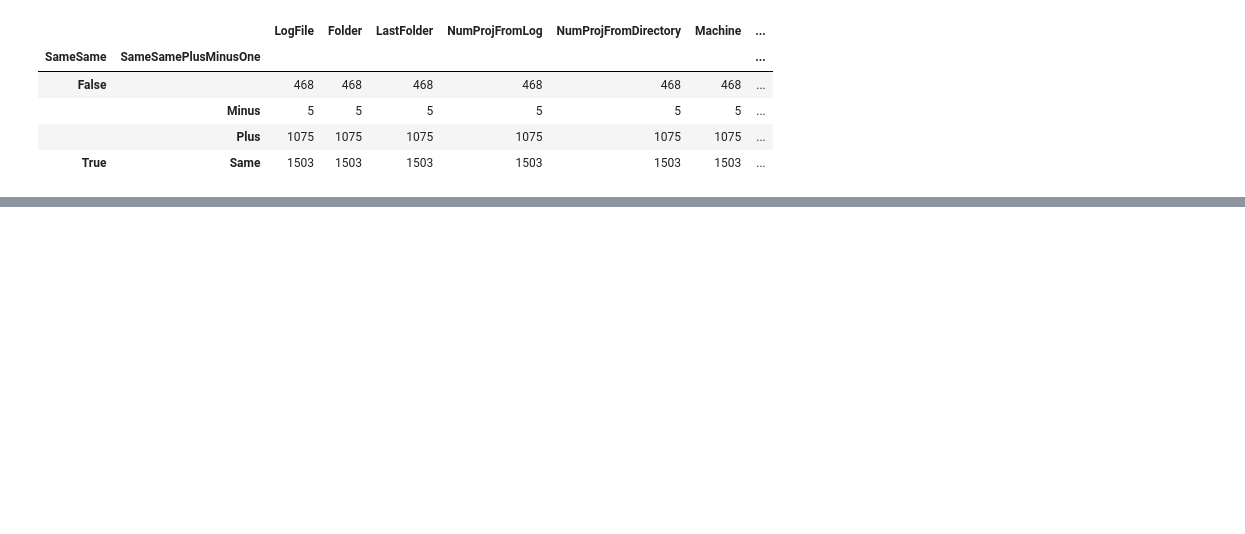
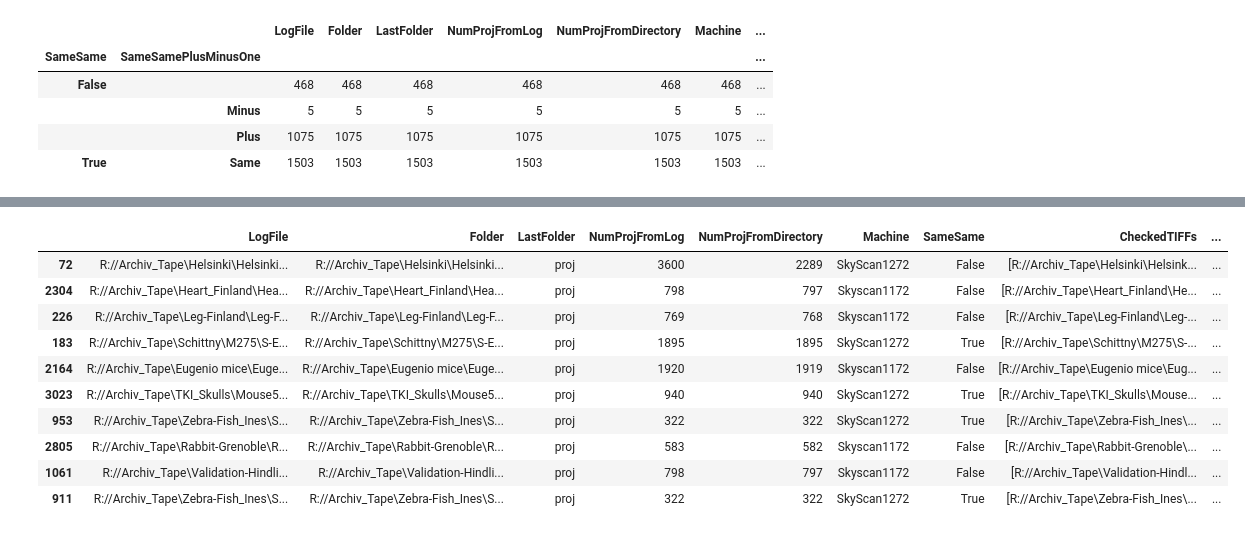
Before and after one commit to habi/ResearchStorage, a Jupyter notebook: ConsistencyCheck.ipynb, the cells around one changed output, grey strips where cells are left out. Drawn from its saved outputs; the diff is of its cells as text; code cells hidden in the pictures; blank space fills up the shorter version.

Commit message:
Some more checks for connected scans
We are drilling down to the *really* b0rked scans :)

```diff
--- a/ConsistencyCheck.ipynb
+++ b/ConsistencyCheck.ipynb
@@ -148,10 +148,10 @@ def get_numberofprojectionsfromdir(logfile, verbose=False):
         print('No "prefix" found in %s' % logfile)
         return()
     if verbose:
-        print('We are only looking for files with %sNUMNERALS.tif' % prefix)
+        print('We are only looking for files with %sNUMERALS.tif' % prefix)
     # ALL tiffiles, but only with with 'prefix' + numerals + .tif, hence exclding prefix_pp*.tif and prefix_ar*.tif
     # regex search based on https://stackoverflow.com/a/55810892/323100 and regexr.com/51lob
-    tiffiles = [f for f in os.listdir(os.path.dirname(logfile)) if re.search(rf'{prefix}([0-9])*.tif', f)]
+    tiffiles = [f for f in os.listdir(os.path.dirname(logfile)) if re.search(rf'{prefix}([0-9])*\.tif', f)]
     if verbose:
         print('And found %s such files' % len(tiffiles))
     try:
@@ -471,0 +492,3 @@ Data.groupby(['SameSame','SameSamePlusMinusOne']).count()
+# %%
+# Double-check for connected scan
+Data['CheckConnected'] = [doubleckeckdir(l) for l in Data['LogFile']]
@@ -472,3 +514,17 @@ Data.groupby(['SameSame','SameSamePlusMinusOne']).count()
+# %%
+Data.sample(n=10)
+# %% [output]
+|  | LogFile | Folder | LastFolder | NumProjFromLog | NumProjFromDirectory | Machine | SameSame | CheckedTIFFs | ... |
+| 72 | R://Archiv_Tape\Helsinki\Helsinki... | R://Archiv_Tape\Helsinki\Helsinki... | proj | 3600 | 2289 | SkyScan1272 | False | [R://Archiv_Tape\Helsinki\Helsink... | ... |
+| 2304 | R://Archiv_Tape\Heart_Finland\Hea... | R://Archiv_Tape\Heart_Finland\Hea... | proj | 798 | 797 | Skyscan1172 | False | [R://Archiv_Tape\Heart_Finland\He... | ... |
+| 226 | R://Archiv_Tape\Leg-Finland\Leg-F... | R://Archiv_Tape\Leg-Finland\Leg-F... | proj | 769 | 768 | Skyscan1172 | False | [R://Archiv_Tape\Leg-Finland\Leg-... | ... |
+| 183 | R://Archiv_Tape\Schittny\M275\S-E... | R://Archiv_Tape\Schittny\M275\S-E... | proj | 1895 | 1895 | SkyScan1272 | True | [R://Archiv_Tape\Schittny\M275\S-... | ... |
+| 2164 | R://Archiv_Tape\Eugenio mice\Euge... | R://Archiv_Tape\Eugenio mice\Euge... | proj | 1920 | 1919 | Skyscan1172 | False | [R://Archiv_Tape\Eugenio mice\Eug... | ... |
+| 3023 | R://Archiv_Tape\TKI_Skulls\Mouse5... | R://Archiv_Tape\TKI_Skulls\Mouse5... | proj | 940 | 940 | SkyScan1272 | True | [R://Archiv_Tape\TKI_Skulls\Mouse... | ... |
+| 953 | R://Archiv_Tape\Zebra-Fish_Ines\S... | R://Archiv_Tape\Zebra-Fish_Ines\S... | proj | 322 | 322 | SkyScan1272 | True | [R://Archiv_Tape\Zebra-Fish_Ines\... | ... |
+| 2805 | R://Archiv_Tape\Rabbit-Grenoble\R... | R://Archiv_Tape\Rabbit-Grenoble\R... | proj | 583 | 582 | Skyscan1172 | False | [R://Archiv_Tape\Rabbit-Grenoble\... | ... |
+| 1061 | R://Archiv_Tape\Validation-Hindli... | R://Archiv_Tape\Validation-Hindli... | proj | 798 | 797 | Skyscan1172 | False | [R://Archiv_Tape\Validation-Hindl... | ... |
+| 911 | R://Archiv_Tape\Zebra-Fish_Ines\S... | R://Archiv_Tape\Zebra-Fish_Ines\S... | proj | 322 | 322 | SkyScan1272 | True | [R://Archiv_Tape\Zebra-Fish_Ines\... | ... |
 # %%
 # Save out the dataframe to disk, so we can use it later in another notebook
 Data.to_pickle(os.path.join('ConsistencyCheck.pkl'))
```
Also changed, not shown: parts of 8 cells of this notebook.
